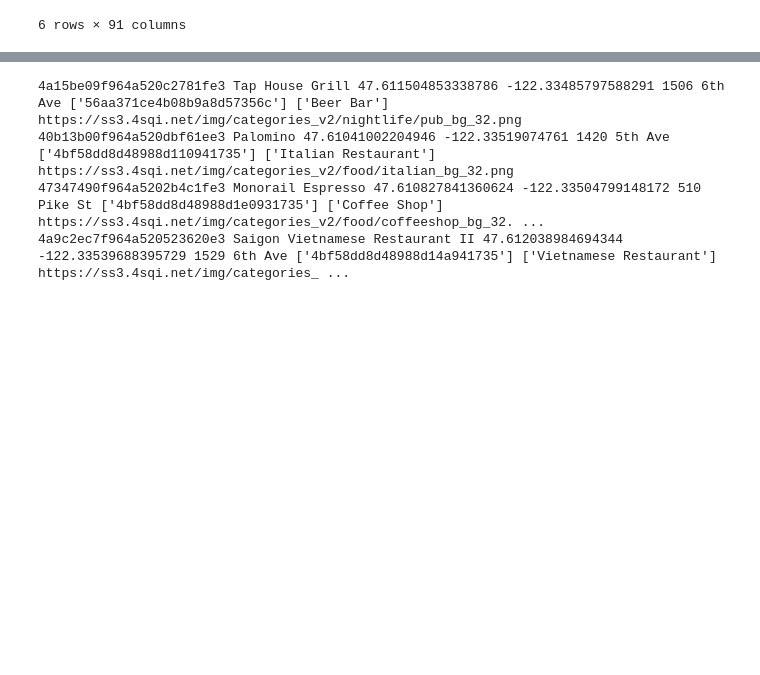
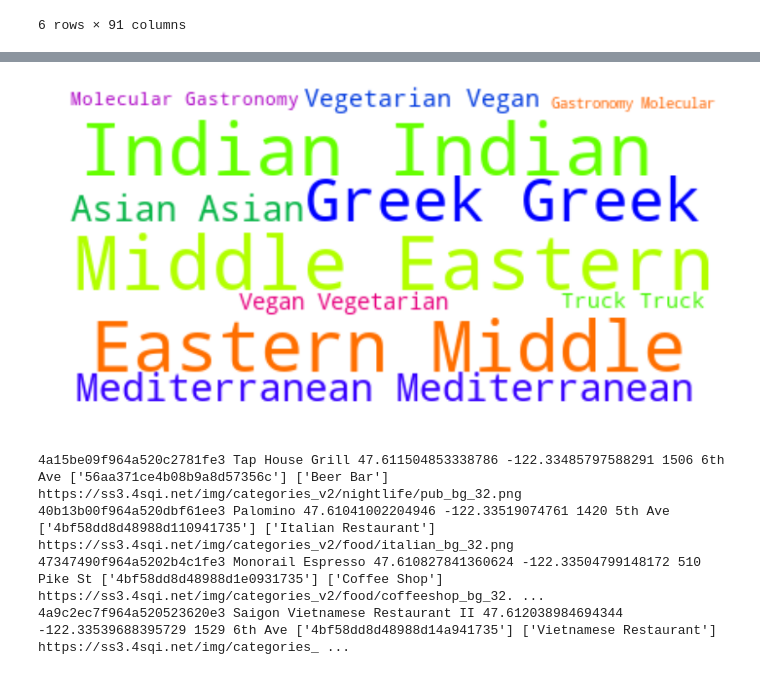
Before and after one commit to Astayonix/BattleOfTheNeighborhoods, a Jupyter notebook: I_Dont_Know_Where_Do_You_Want_to_Eat.ipynb, the cells around one changed output, grey strips where cells are left out. Cells and saved outputs as stored; diff of their text form; code cells hidden in the pictures; blank space fills up the shorter version.

```diff
--- a/I_Dont_Know_Where_Do_You_Want_to_Eat.ipynb
+++ b/I_Dont_Know_Where_Do_You_Want_to_Eat.ipynb
@@ -250,7 +247,7 @@ def select_users(user_list):
     '''
     return user_loc_pref_df.loc[user_list]
 
-lunch_buddies = ['Elizabeth', 'Anna', 'Jessie', 'Jessica', 'David', 'Hawa']
+lunch_buddies = ['Elizabeth', 'Anna', 'Jessie', 'Jessica']
 buddies_df = select_users(lunch_buddies)
 buddies_df
 # %% [output]
@@ -359,0 +379,9 @@ seattle_map
+# %%
+def create_composite_user(score_matrix):
+    '''
+    Returns a series of the composite ranking of each cusine's ranking by all of the lunch buddies.
+    '''
+    return score_matrix.sum(axis=0).sort_values(ascending=False)
+
+composite_user = create_composite_user(user_score_matrix)
+composite_user
@@ -360,3 +411,32 @@ seattle_map
+# %%
+def cuisine_word_cloud(composite):
+    food_word_cloud_mask = np.array(Image.open('bowl_silhouette.jpg'))
+    stop_words = set(['Restaurant', 'Joint', 'Shop', 'Spot', 'Food', 'Place'])
+    composite_word = ''
+
+    word_cloud_array = []
+    composite_dict = composite.to_dict()
+    for key, value in composite_dict.items():
+        for i in range(value):
+            word_cloud_array.append(key)
+    composite_word = ', '.join(word_cloud_array)
+
+    food_word_cloud = WordCloud(background_color='white',
+                                stopwords=stop_words,
+                                colormap=plt.cm.prism)
+#                                 mask=food_word_cloud_mask, )
+
+    food_word_cloud.generate(composite_word)
+
+    fig = plt.figure(figsize=(14,18))
+
+    plt.imshow(food_word_cloud, interpolation='bilinear')
+    plt.axis('off')
+    plt.show()
+
+cuisine_word_cloud(composite_user)
+# %% [output]
+[figure, added]
 # %%
 # Now that we have the central location, we can make calls to the FourSquare API to explore which restaurants are in the area around the central location
 radius = 100 # in meters
```
Also changed, not shown: parts of 11 cells of this notebook.
